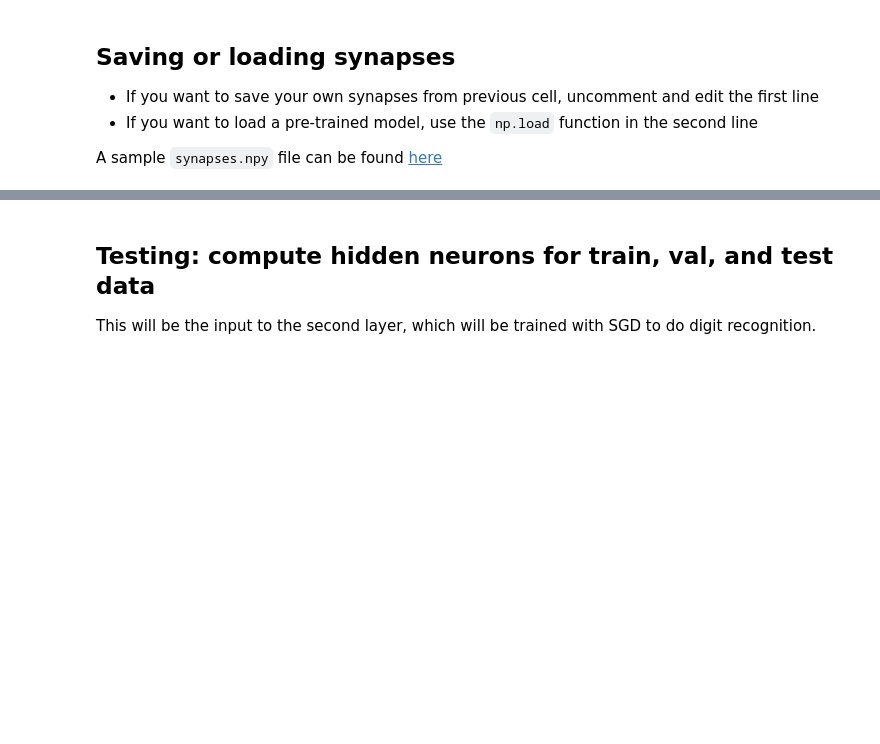
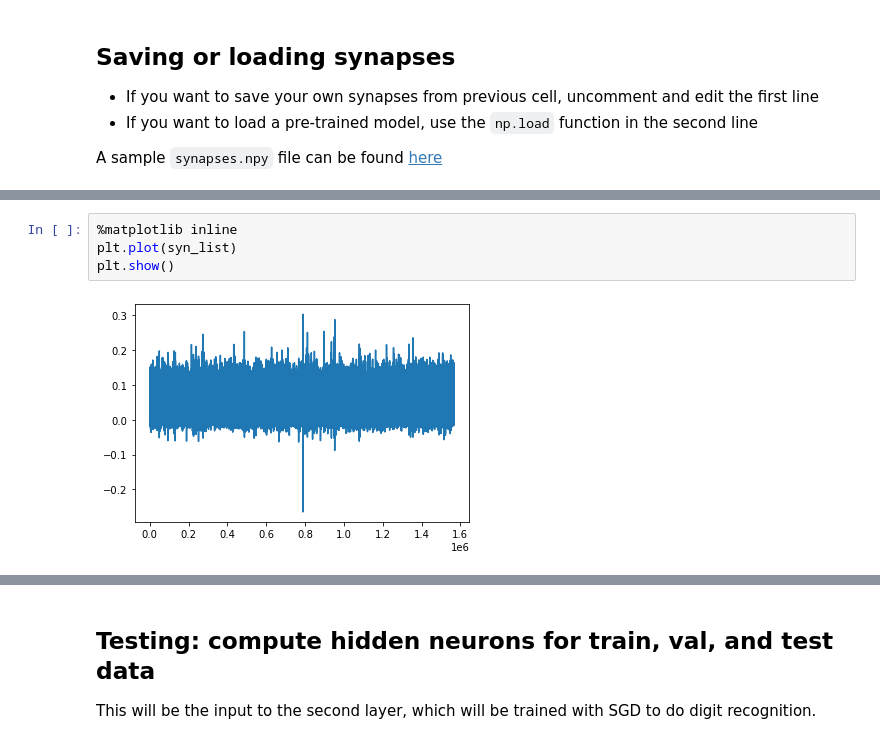
Before and after one commit to heydarshahi/Biological_Learning, a Jupyter notebook: Unsupervised_learning_algorithm_MNIST.ipynb, the cells around one changed output, grey strips where cells are left out. Saved outputs shown, nothing was run; the diff lists cells and outputs as text; blank space fills up the shorter version.

```diff
--- a/Unsupervised_learning_algorithm_MNIST.ipynb
+++ b/Unsupervised_learning_algorithm_MNIST.ipynb
@@ -210,0 +291,6 @@ draw_weights(synapses, Kx, Ky)
+# %%
+%matplotlib inline
+plt.plot(syn_list)
+plt.show()
+# %% [output]
+[figure, added]
```
Also changed, not shown: parts of 28 cells of this notebook, 3 other files.
